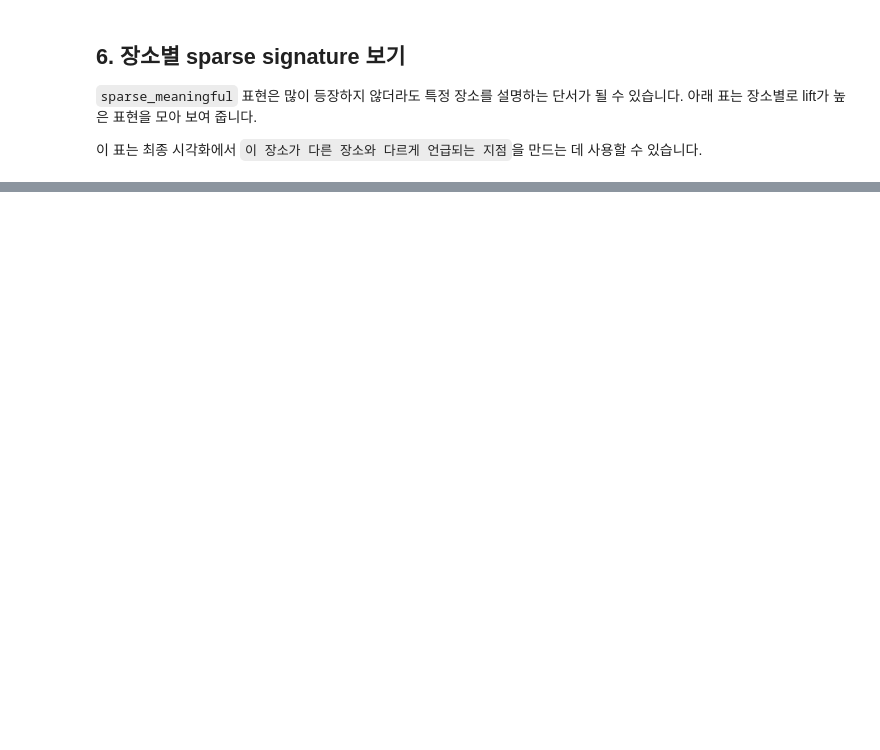
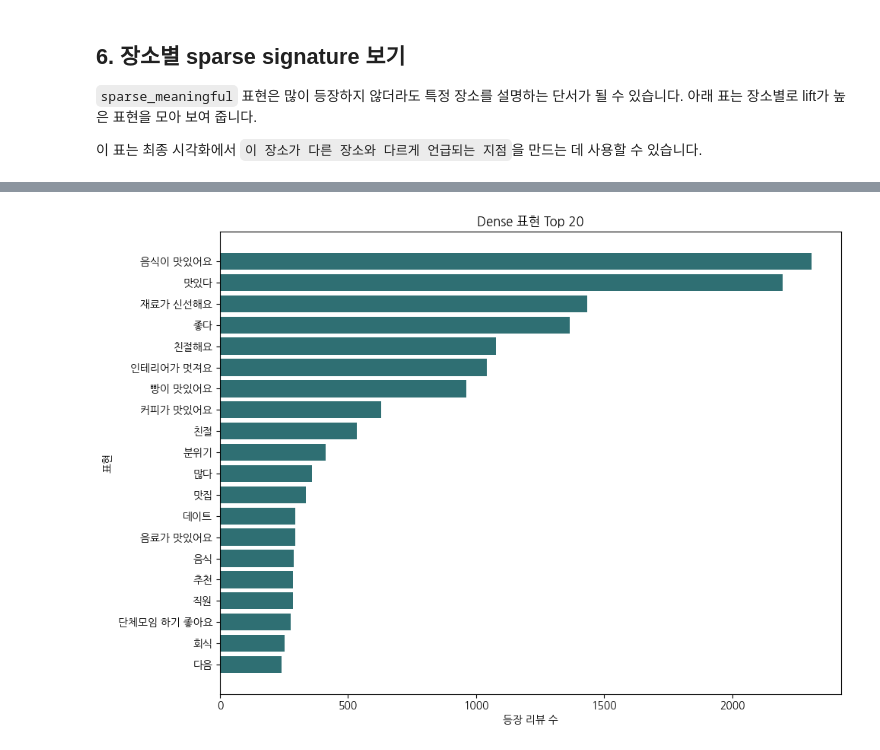
Before and after one commit to dongzoolee/hidden-bites, a Jupyter notebook: notebooks/review-expression-analysis.ipynb, the cells around one changed output, grey strips where cells are left out. Drawn from its saved outputs; the diff is of its cells as text; code cells hidden in the pictures; blank space fills up the shorter version.

```diff
--- a/notebooks/review-expression-analysis.ipynb
+++ b/notebooks/review-expression-analysis.ipynb
@@ -114,21 +108,8 @@ MIN_DENSE_NEIGHBORS = 2
 SPARSE_MAX_REVIEW_COUNT = 2
 SPARSE_LIFT_THRESHOLD = 2.0
 SIMILARITY_THRESHOLD = 0.90
-MAX_EXPRESSIONS_FOR_SIMILARITY = 1200
-MAX_DENSE_CONTEXT_EXPRESSIONS = 450
-MAX_SPARSE_CONTEXT_EXPRESSIONS = 650
-MAX_KEYWORD_CONTEXT_EXPRESSIONS = 650
-MAX_EDGES_PER_EXPRESSION = 12
-MIN_HYBRID_EDGE_SIMILARITY = 0.65
-CONTEXT_SIMILARITY_WEIGHT = 0.55
-SEMANTIC_SIMILARITY_WEIGHT = 0.45
-DEFAULT_SPARSE_MAX_REVIEW_COUNT = 20
-DEFAULT_SPARSE_MIN_LOCATION_LIFT = 2.0
-DEFAULT_TOP_N = 30
-DEFAULT_NETWORK_MAX_NODES = 120
-MAX_NETWORK_NODES = 150
-EMBEDDING_MODEL_NAME = "intfloat/multilingual-e5-small"
-EMBEDDING_BATCH_SIZE = 64
+MAX_EXPRESSIONS_FOR_GRAPH = 220
+MAX_NETWORK_NODES = 80
 
 ALLOWED_TAG_PREFIXES = ("N", "V", "XR", "SL", "SN")
 
@@ -620,74 +545,13 @@ display(signature_df)
 # %%
-location_options = ["전체"] + sorted(analysis_stats["top_location"].dropna().unique().tolist())
-source_options = ["전체", "naver_keyword", "text_token"]
-density_options = ["전체"] + sorted(analysis_stats["density_label"].dropna().unique().tolist())
-sort_options = [
-    ("signature score", "sparse_signature_score"),
-    ("location lift", "max_location_lift"),
-    ("review count", "review_count"),
-    ("hybrid neighbors", "hybrid_neighbor_count"),
-]
+top_dense_plot_df = dense_df.head(20).sort_values("review_count")
 
-def filter_sparse_candidates(max_review_count, min_location_lift, top_location="전체", source_type="전체", density_label="전체"):
-    filtered = analysis_stats[
-        (analysis_stats["review_count"] <= max_review_count)
-        & (analysis_stats["max_location_lift"] >= min_location_lift)
-    ].copy()
-    if top_location != "전체":
-        filtered = filtered[filtered["top_location"].eq(top_location)]
-    if source_type != "전체":
-        filtered = filtered[filtered["source_types"].str.contains(source_type, regex=False, na=False)]
-    if density_label != "전체":
-        filtered = filtered[filtered["density_label"].eq(density_label)]
-    return filtered
-
-
-def plot_sparse_signature_bar(max_review_count, min_location_lift, top_n, top_location, source_type, sort_by):
-    filtered = filter_sparse_candidates(max_review_count, min_location_lift, top_location, source_type)
-    ascending = sort_by == "review_count"
-    sort_columns = [sort_by] + [column for column in ["sparse_signature_score", "max_location_lift"] if column != sort_by]
-    sort_orders = [ascending] + [False for _ in sort_columns[1:]]
-    plot_data = filtered.sort_values(sort_columns, ascending=sort_orders).head(top_n)
-    if plot_data.empty:
-        print("조건에 맞는 표현이 없습니다.")
-        return
-    plot_data = plot_data.sort_values(sort_by, ascending=True)
-    fig = px.bar(
-        plot_data,
-        x=sort_by,
-        y="expression",
-        orientation="h",
-        color="density_label",
-        color_discrete_map=color_by_label,
-        hover_data={
-            "review_count": True,
-            "top_location": True,
-            "max_location_lift": ":.2f",
-            "hybrid_neighbor_count": True,
-            "sparse_signature_score": ":.2f",
-            "source_types": True,
-            "example_text": True,
-        },
-        title="Sparse signature expressions",
-    )
-    fig.update_layout(
-        height=max(420, 28 * len(plot_data) + 160),
-        font_family=KOREAN_FONT_FAMILY,
-        xaxis_title=sort_by,
-        yaxis_title="표현",
-        legend_title_text="density",
-        margin={"l": 120, "r": 40, "t": 70, "b": 50},
-    )
-    fig.show()
-
-bar_controls = {
-    "max_review_count": widgets.IntSlider(value=DEFAULT_SPARSE_MAX_REVIEW_COUNT, min=1, max=80, step=1, description="max reviews"),
-    "min_location_lift": widgets.FloatSlider(value=DEFAULT_SPARSE_MIN_LOCATION_LIFT, min=1.0, max=15.0, step=0.5, description="min lift"),
-    "top_n": widgets.IntSlider(value=DEFAULT_TOP_N, min=5, max=80, step=5, description="top n"),
-    "top_location": widgets.Dropdown(options=location_options, value="전체", description="location"),
-    "source_type": widgets.Dropdown(options=source_options, value="전체", description="source"),
-    "sort_by": widgets.Dropdown(options=sort_options, value="sparse_signature_score", description="sort"),
-}
-bar_output = widgets.interactive_output(plot_sparse_signature_bar, bar_controls)
-display(widgets.VBox(list(bar_controls.values())), bar_output)
+plt.figure(figsize=(10, 7))
+plt.barh(top_dense_plot_df["expression"], top_dense_plot_df["review_count"], color="#2f6f73")
+plt.xlabel("등장 리뷰 수")
+plt.ylabel("표현")
+plt.title("Dense 표현 Top 20")
+plt.tight_layout()
+plt.show()
+# %% [output]
+[figure, added]
 # %% [markdown]
```
Also changed, not shown: parts of 12 cells of this notebook.
